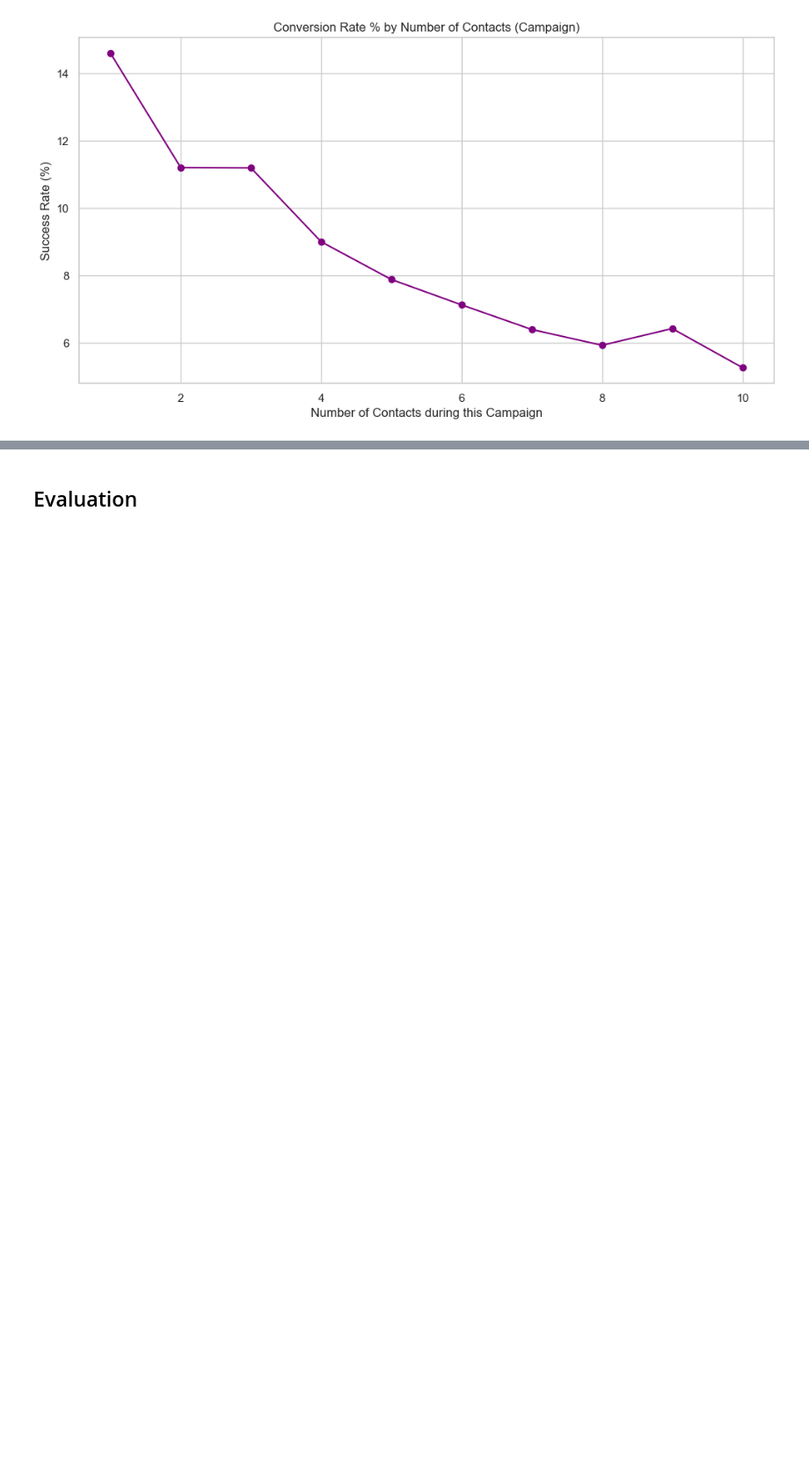
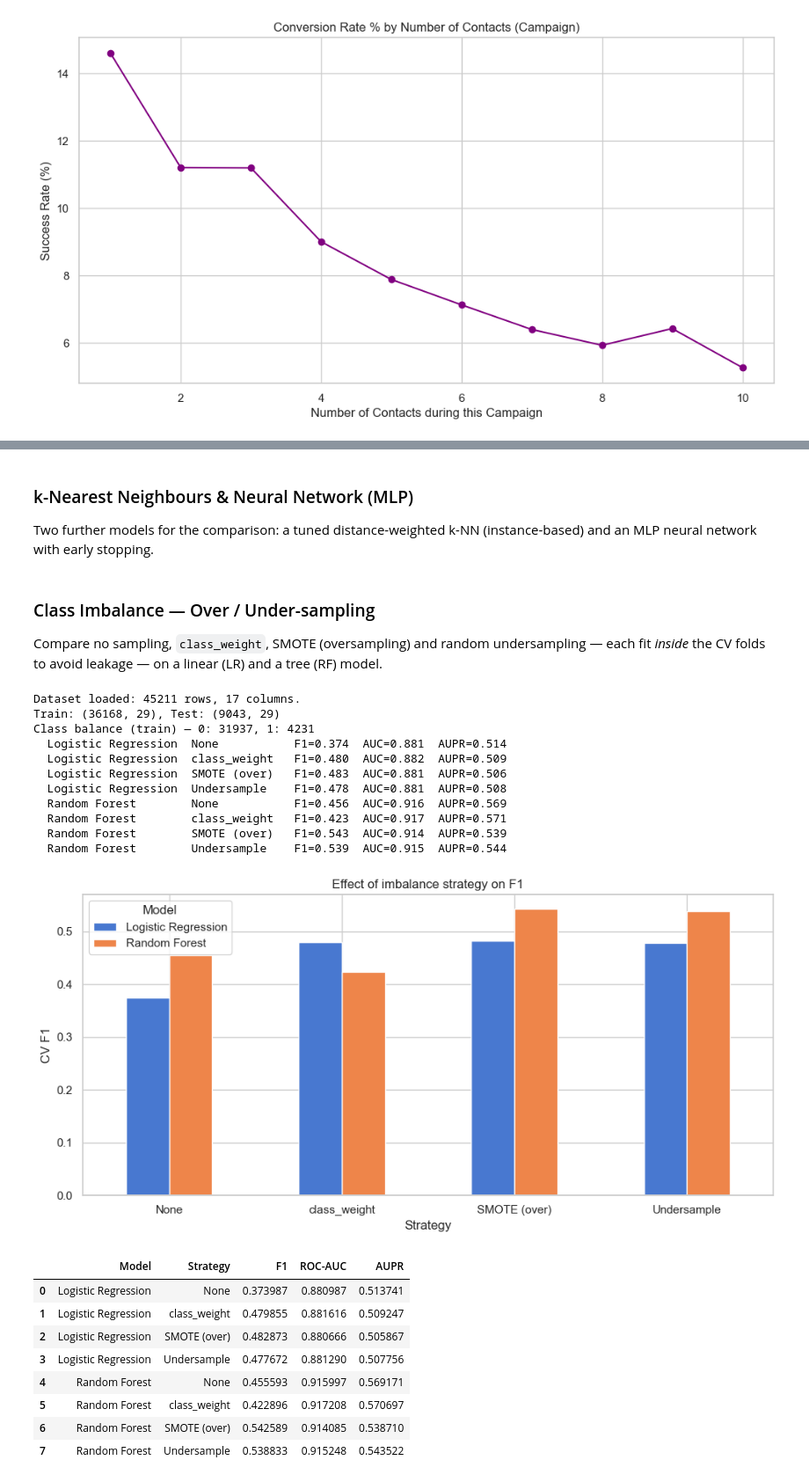
Before and after one commit to Lydiabrorsson/ml-project, a Jupyter notebook: ml_project.ipynb, the cells around one changed output, grey strips where cells are left out. Shown at 88% size. Saved outputs shown, nothing was run; the diff lists cells and outputs as text; code cells hidden in the pictures; blank space fills up the shorter version.

```diff
--- a/ml_project.ipynb
+++ b/ml_project.ipynb
@@ -752,5 +842,6 @@ def plot_coefficients(lr, ridge_cv, lasso_cv, X_train):
         ax.set_title(col)
     plt.tight_layout()
     plt.show()
-# %% [markdown]
-## Evaluation
+# %% [markdown]
+### k-Nearest Neighbours & Neural Network (MLP)
+Two further models for the comparison: a tuned distance-weighted k-NN (instance-based) and an MLP neural network with early stopping.
@@ -756,0 +877,69 @@ def plot_coefficients(lr, ridge_cv, lasso_cv, X_train):
+# %% [markdown]
+### Class Imbalance — Over / Under-sampling
+Compare no sampling, `class_weight`, SMOTE (oversampling) and random undersampling — each fit *inside* the CV folds to avoid leakage — on a linear (LR) and a tree (RF) model.
+# %%
+def compare_sampling_strategies(X_train, y_train, cv):
+    """Compare imbalance strategies on a linear (LR) and a tree (RF) model.
+    Samplers are wrapped in an imblearn Pipeline so they are fit ONLY on the training
+    portion of each CV fold -- never on the validation fold (prevents leakage)."""
+    estimators = {
+        "Logistic Regression": LogisticRegression(max_iter=1000, random_state=42),
+        "Random Forest":       RandomForestClassifier(n_estimators=100, random_state=42),
+    }
+    strategies = ["None", "class_weight", "SMOTE (over)", "Undersample"]
+    samplers = {"SMOTE (over)": SMOTE(random_state=42),
+                "Undersample":  RandomUnderSampler(random_state=42)}
+
+    rows = []
+    for est_name, base in estimators.items():
+        for strat in strategies:
+            if strat == "class_weight":
+                model = clone(base).set_params(class_weight="balanced")
+            elif strat == "None":
+                model = clone(base)
+            else:
+                model = ImbPipeline([("sampler", samplers[strat]), ("clf", clone(base))])
+            m = cv_classification_metrics(model, X_train, y_train, cv)
+            rows.append({"Model": est_name, "Strategy": strat,
+                         "F1": m["F1"], "ROC-AUC": m["ROC-AUC"], "AUPR": m["AUPR"]})
+            print(f"  {est_name:20} {strat:14} F1={m['F1']:.3f}  AUC={m['ROC-AUC']:.3f}  AUPR={m['AUPR']:.3f}")
+
+    results = pd.DataFrame(rows)
+
+    # F1 is the imbalance-sensitive metric; AUC/AUPR are threshold-independent
+    pivot = results.pivot(index="Strategy", columns="Model", values="F1").loc[strategies]
+    ax = pivot.plot(kind="bar", figsize=(10, 5))
+    ax.set_ylabel("CV F1"); ax.set_title("Effect of imbalance strategy on F1")
+    ax.set_xticklabels(strategies, rotation=0); ax.legend(title="Model")
+    plt.tight_layout(); plt.show()
+    return results
+# %%
+def sampling_experiment():
+    cv = StratifiedKFold(n_splits=5, shuffle=True, random_state=42)
+    X_train, _, y_train, _ = split_and_scale(preprocess_data(load_data()))
+    return compare_sampling_strategies(X_train, y_train, cv)
+
+
+sampling_experiment()
+# %% [output]
+Dataset loaded: 45211 rows, 17 columns.
+Train: (36168, 29), Test: (9043, 29)
+Class balance (train) — 0: 31937, 1: 4231
+  Logistic Regression  None           F1=0.374  AUC=0.881  AUPR=0.514
+  Logistic Regression  class_weight   F1=0.480  AUC=0.882  AUPR=0.509
+  Logistic Regression  SMOTE (over)   F1=0.483  AUC=0.881  AUPR=0.506
+  Logistic Regression  Undersample    F1=0.478  AUC=0.881  AUPR=0.508
+  Random Forest        None           F1=0.456  AUC=0.916  AUPR=0.569
+  Random Forest        class_weight   F1=0.423  AUC=0.917  AUPR=0.571
+  Random Forest        SMOTE (over)   F1=0.543  AUC=0.914  AUPR=0.539
+  Random Forest        Undersample    F1=0.539  AUC=0.915  AUPR=0.544
+[figure, added]
+|  | Model | Strategy | F1 | ROC-AUC | AUPR |
+| 0 | Logistic Regression | None | 0.373987 | 0.880987 | 0.513741 |
+| 1 | Logistic Regression | class_weight | 0.479855 | 0.881616 | 0.509247 |
+| 2 | Logistic Regression | SMOTE (over) | 0.482873 | 0.880666 | 0.505867 |
+| 3 | Logistic Regression | Undersample | 0.477672 | 0.881290 | 0.507756 |
+| 4 | Random Forest | None | 0.455593 | 0.915997 | 0.569171 |
+| 5 | Random Forest | class_weight | 0.422896 | 0.917208 | 0.570697 |
+| 6 | Random Forest | SMOTE (over) | 0.542589 | 0.914085 | 0.538710 |
+| 7 | Random Forest | Undersample | 0.538833 | 0.915248 | 0.543522 |
```
Also changed, not shown: parts of 30 cells of this notebook.
